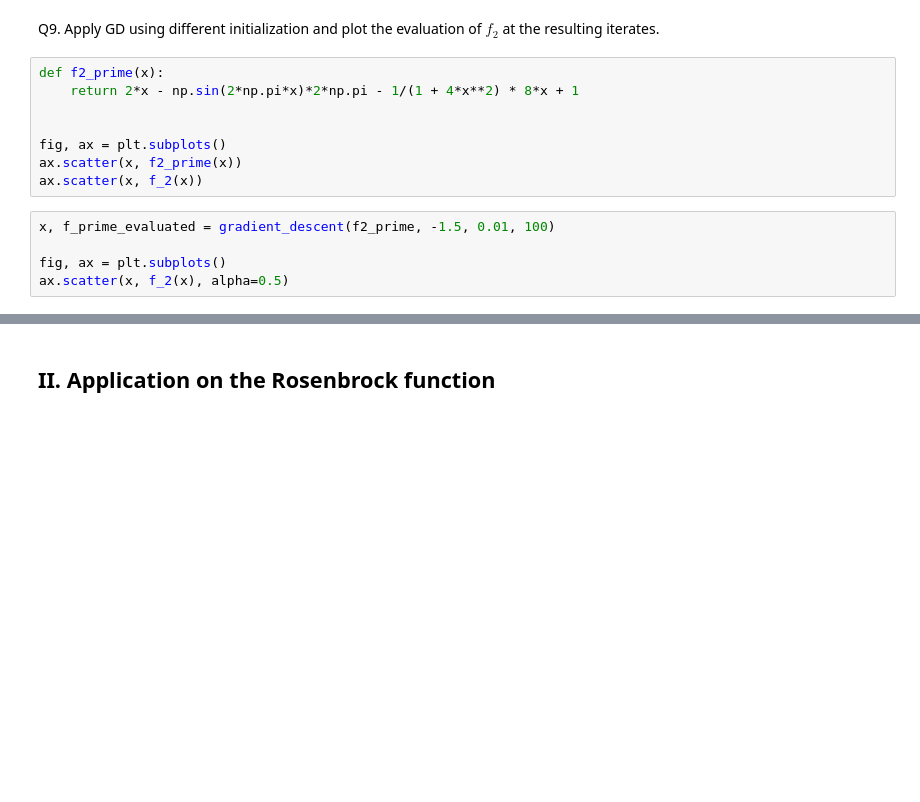
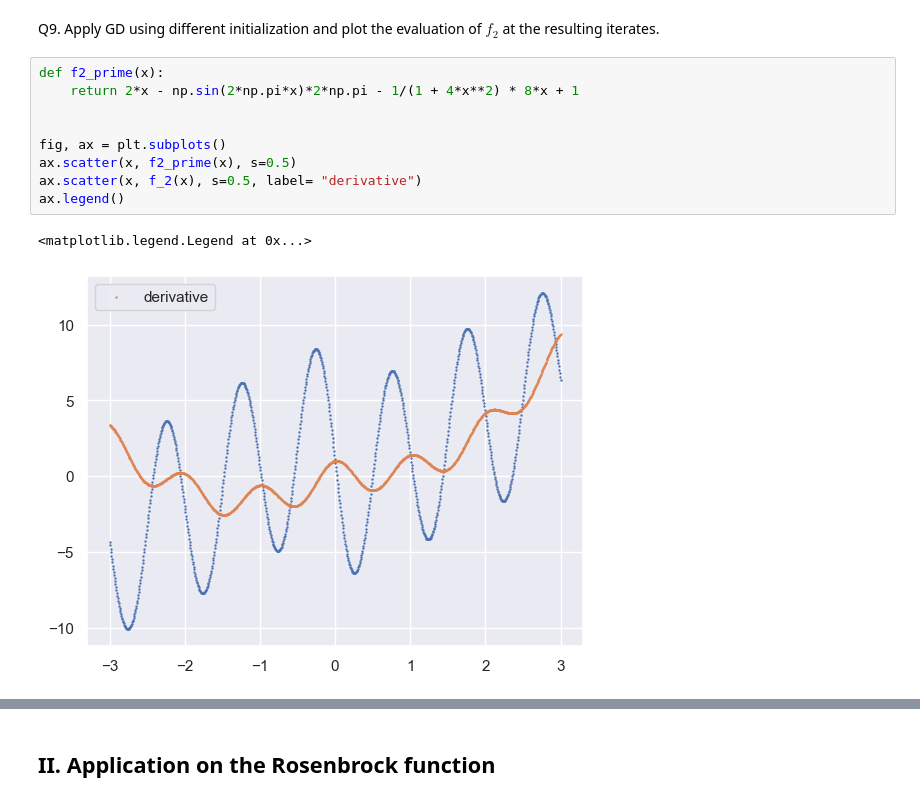
Before and after one commit to mat10599/machine-learning-notebooks, a Jupyter notebook: gradient_descent.ipynb, the cells around one changed output, grey strips where cells are left out. Cells and saved outputs as stored; diff of their text form; blank space fills up the shorter version.

```diff
--- a/gradient_descent.ipynb
+++ b/gradient_descent.ipynb
@@ -120,13 +134,12 @@ Q9. Apply GD using different initialization and plot the evaluation of $f_2$ at
 # %%
 def f2_prime(x):
     return 2*x - np.sin(2*np.pi*x)*2*np.pi - 1/(1 + 4*x**2) * 8*x + 1
 
 
 fig, ax = plt.subplots()
-ax.scatter(x, f2_prime(x))
-ax.scatter(x, f_2(x))
+ax.scatter(x, f2_prime(x), s=0.5)
+ax.scatter(x, f_2(x), s=0.5, label= "derivative")
+ax.legend()
+# %% [output]
+<matplotlib.legend.Legend at 0x...>
+[figure, added]
-# %%
-x, f_prime_evaluated = gradient_descent(f2_prime, -1.5, 0.01, 100)
-
-fig, ax = plt.subplots()
-ax.scatter(x, f_2(x), alpha=0.5)
```
Also changed, not shown: parts of 7 cells of this notebook, 1 other file.
